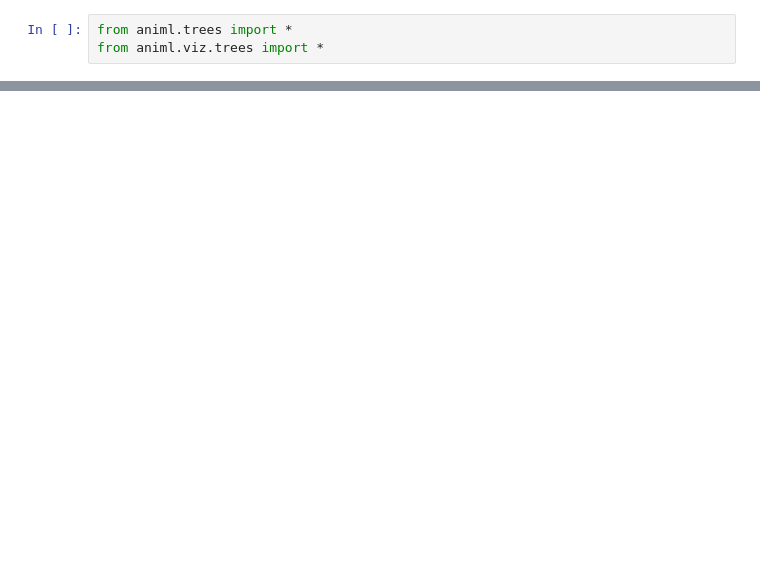
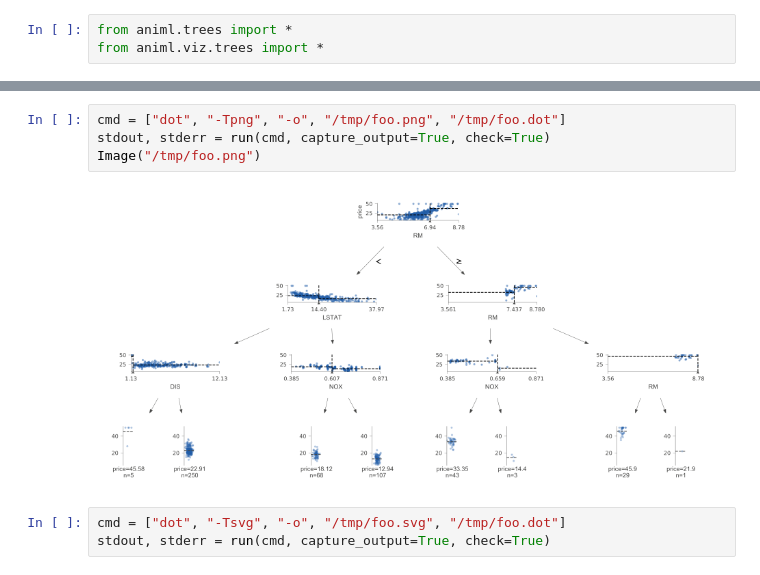
Before and after one commit to darrenzeng2012/animl, a Jupyter notebook: testing/playground.ipynb, the cells around one changed output, grey strips where cells are left out. Saved outputs shown, nothing was run; the diff lists cells and outputs as text; blank space fills up the shorter version.

```diff
--- a/testing/playground.ipynb
+++ b/testing/playground.ipynb
@@ -18,0 +33,9 @@ g
+# %%
+cmd = ["dot", "-Tpng", "-o", "/tmp/foo.png", "/tmp/foo.dot"]
+stdout, stderr = run(cmd, capture_output=True, check=True)
+Image("/tmp/foo.png")
+# %% [output]
+[figure, added]
+# %%
+cmd = ["dot", "-Tsvg", "-o", "/tmp/foo.svg", "/tmp/foo.dot"]
+stdout, stderr = run(cmd, capture_output=True, check=True)
```
Also changed, not shown: parts of 4 cells of this notebook, 2 other files.
